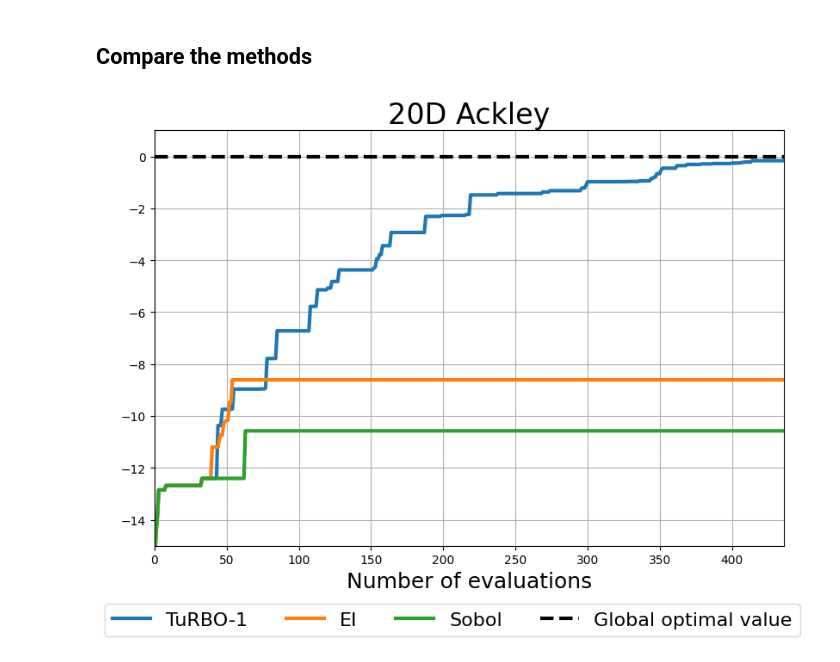
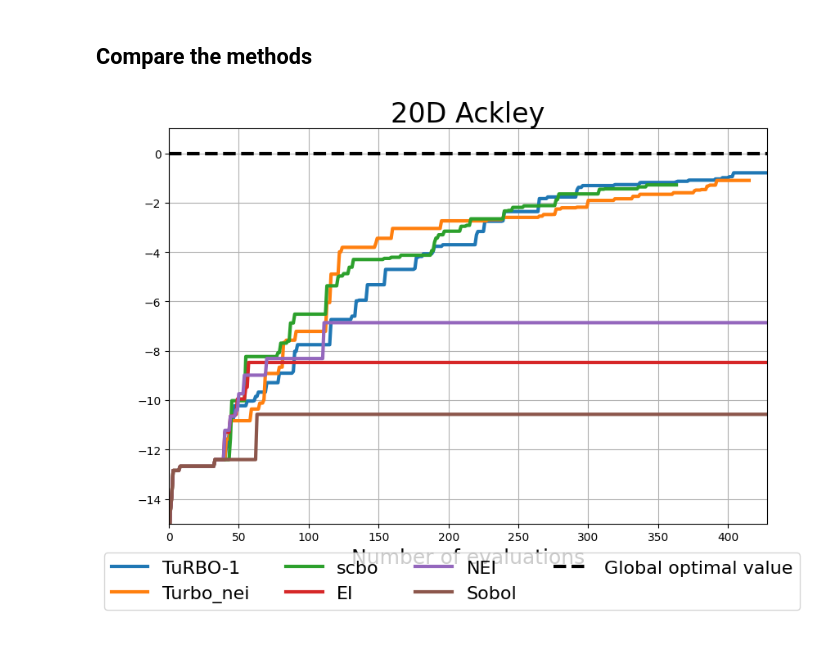
Before and after one commit to AI-ML-at-APS/AI-ML_Control_System, a Jupyter notebook: work_directory/34-ID/jupyter/botorch_test/turbo_1.ipynb, the cells around one changed output. Cells and saved outputs as stored; diff of their text form; code cells hidden in the pictures.

```diff
--- a/work_directory/34-ID/jupyter/botorch_test/turbo_1.ipynb
+++ b/work_directory/34-ID/jupyter/botorch_test/turbo_1.ipynb
@@ -434,10 +511,10 @@ def eval_c2(x):
 # %%
 # Get initial data
 # Must get initial values for both objective and constraints
-train_X = get_initial_points(dim, n_init)
-train_Y = torch.tensor([eval_objective(x) for x in train_X], dtype=dtype, device=device).unsqueeze(-1)
-C1 = torch.tensor([eval_c1(x) for x in train_X], dtype=dtype, device=device).unsqueeze(-1)
-C2 = torch.tensor([eval_c2(x) for x in train_X], dtype=dtype, device=device).unsqueeze(-1)
+X_scbo = get_initial_points(dim, n_init)
+Y_scbo = torch.tensor([eval_objective(x) for x in X_scbo], dtype=dtype, device=device).unsqueeze(-1)
+C1 = torch.tensor([eval_c1(x) for x in X_scbo], dtype=dtype, device=device).unsqueeze(-1)
+C2 = torch.tensor([eval_c2(x) for x in X_scbo], dtype=dtype, device=device).unsqueeze(-1)
 
 C1.min(), C1.max(), C2.min(), C2.max(), train_Y.min(), train_Y.max()
 # %% [output]
@@ -592,0 +674,33 @@ while len(Y_ei) < len(Y_turbo):
+# %%
+X_nei = get_initial_points(dim, n_init)
+Y_nei = torch.tensor([eval_objective(x) for x in X_nei], dtype=dtype, device=device).unsqueeze(-1)
+
+while len(Y_nei) < len(Y_turbo):
+    train_Y = (Y_nei - Y_nei.mean()) / Y_nei.std()
+    likelihood = GaussianLikelihood(noise_constraint=Interval(1e-8, 1e-3))
+    model = SingleTaskGP(X_nei, train_Y, likelihood=likelihood)
+    mll = ExactMarginalLogLikelihood(model.likelihood, model)
+    fit_gpytorch_model(mll)
+
+    # Create a batch
+    nei = qNoisyExpectedImprovement(model, X_nei, maximize=True, prune_baseline=True)
+    candidate, acq_value = optimize_acqf(
+        nei,
+        bounds=torch.stack(
+            [
+                torch.zeros(dim, dtype=dtype, device=device),
+                torch.ones(dim, dtype=dtype, device=device),
+            ]
+        ),
+        q=batch_size,
+        num_restarts=NUM_RESTARTS,
+        raw_samples=RAW_SAMPLES,
+    )
+    Y_next = torch.tensor([eval_objective(x) for x in candidate], dtype=dtype, device=device).unsqueeze(-1)
+
+    # Append data
+    X_nei = torch.cat((X_nei, candidate), axis=0)
+    Y_nei = torch.cat((Y_nei, Y_next), axis=0)
+
+    # Print current status
+    print(f"{len(X_nei)}) Best value: {Y_nei.max().item():.2e}")
@@ -604,33 +736,33 @@ import numpy as np
 from matplotlib import rc
 
 %matplotlib inline
 
 
-names = ["TuRBO-1", "EI", "Sobol"]
-runs = [Y_turbo, Y_ei, Y_Sobol]
+names = ["TuRBO-1", "Turbo_nei", "scbo", "EI", "NEI", "Sobol"]
+runs = [Y_turbo, Y_turbo_nei, Y_scbo, Y_ei, Y_nei, Y_Sobol]
 fig, ax = plt.subplots(figsize=(8, 6))
 
 for name, run in zip(names, runs):
     fx = np.maximum.accumulate(run.cpu())
     plt.plot(fx, marker="", lw=3)
 
 plt.plot([0, len(Y_turbo)], [fun.optimal_value, fun.optimal_value], "k--", lw=3)
 plt.xlabel("Function value", fontsize=18)
 plt.xlabel("Number of evaluations", fontsize=18)
 plt.title("20D Ackley", fontsize=24)
 plt.xlim([0, len(Y_turbo)])
 plt.ylim([-15, 1])
 
 plt.grid(True)
 plt.tight_layout()
 plt.legend(
     names + ["Global optimal value"],
     loc="lower center",
     bbox_to_anchor=(0, -0.08, 1, 1),
     bbox_transform=plt.gcf().transFigure,
     ncol=4,
     fontsize=16,
 )
 plt.show()
 # %% [output]
-[figure, old version]
+[figure, new version]
```
Also changed, not shown: parts of 8 cells of this notebook, 6 other files.
